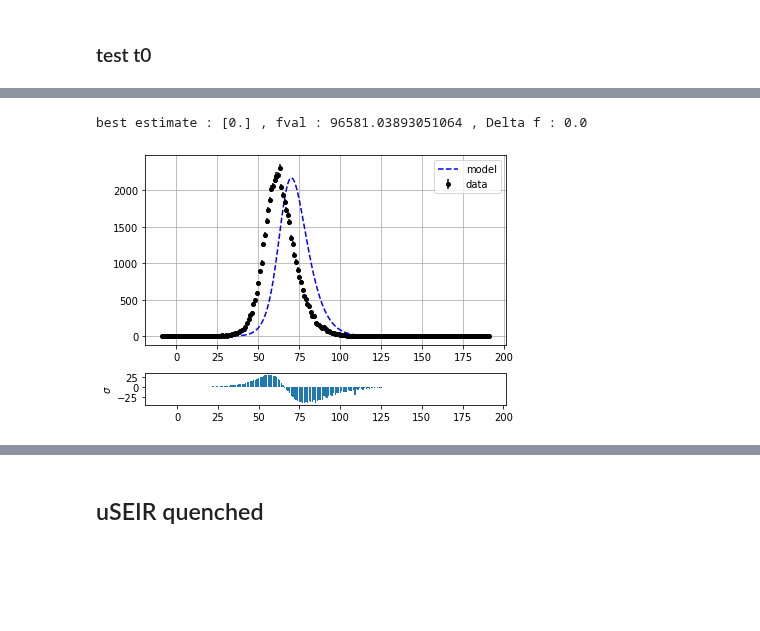
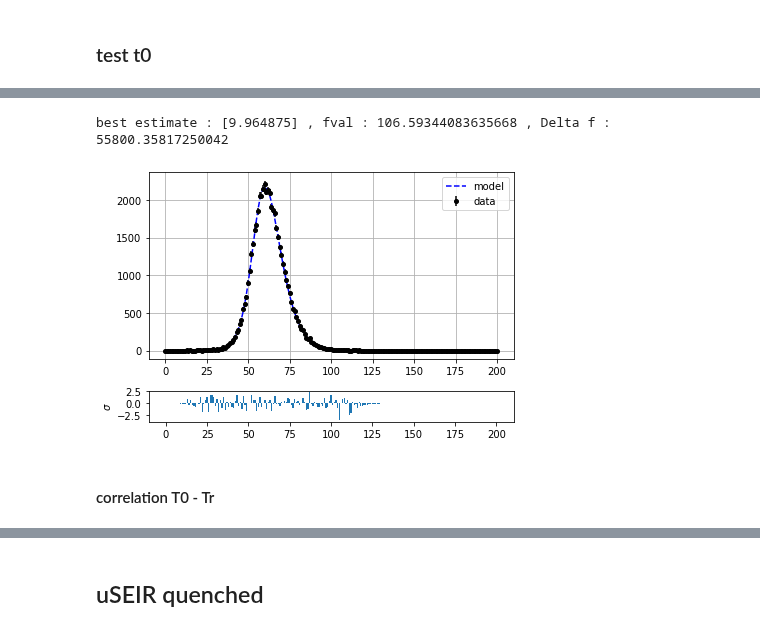
Before and after one commit to jjgomezcadenas/C19, a Jupyter notebook: janb/pub/useir_llfit_ref.ipynb, the cells around one changed output, grey strips where cells are left out. Drawn from its saved outputs; the diff is of its cells as text; code cells hidden in the pictures; blank space fills up the shorter version.

```diff
--- a/janb/pub/useir_llfit_ref.ipynb
+++ b/janb/pub/useir_llfit_ref.ipynb
@@ -108,2 +112,9 @@ usp.plt_ffit_scan(ffun, phat, betas, trs, index0, index1, r'$\beta$', r'$T_R$',
 # %% [markdown]
 ### test t0
+# %%
+t0, beta, tr, ti, tm, nn, phi   = 10., 4./3., 3., 5., 9., 1e6, 0.05
+pars   = (t0, beta, ti, tr, tm, nn, phi)
+fmodel = us.dms_t0useir
+times, xdata = us.rvs(pars, fmodel)
+xs, ys       = xdata
+usp.plt_data_model(xs, ys, pars, fmodel)
@@ -110,13 +123,10 @@ usp.plt_ffit_scan(ffun, phat, betas, trs, index0, index1, r'$\beta$', r'$T_R$',
 # %%
-pars    = (t0, beta, ti, tr, tm, nn, phi)
+pars    = (0., beta, ti, tr, tm, nn, phi)
 pmask   = (True, False, False, False, False, False, False)
-yys = np.copy(ys)
-t0  = 10
-yys[t0:] = ys[:-t0]; yys[-t0:] = 0
-phat, fval, ff = us.dms_fit(xs, yys, fmodel, pars, pmask)
+phat, fval, ff = us.dms_fit(xs, ys, fmodel, pars, pmask)
 # %%
 print('best estimate :', phat[npa(pmask)], ', fval :', fval, ', Delta f :', ff(pars) - fval)
-usp.plt_data_model(xs - 9., ys, phat, fmodel)
+usp.plt_data_model(xs, ys, phat, fmodel)
 # %% [output]
-best estimate : [0.] , fval : 96581.03893051064 , Delta f : 0.0
+best estimate : [9.964875] , fval : 106.59344083635668 , Delta f : 55800.35817250042
-[figure, old version]
+[figure, new version]
@@ -124,0 +133,2 @@ best estimate : [0.] , fval : 96581.03893051064 , Delta f : 0.0
+# %% [markdown]
+#### correlation T0 - Tr
```
Also changed, not shown: parts of 27 cells of this notebook, 1 other file.
